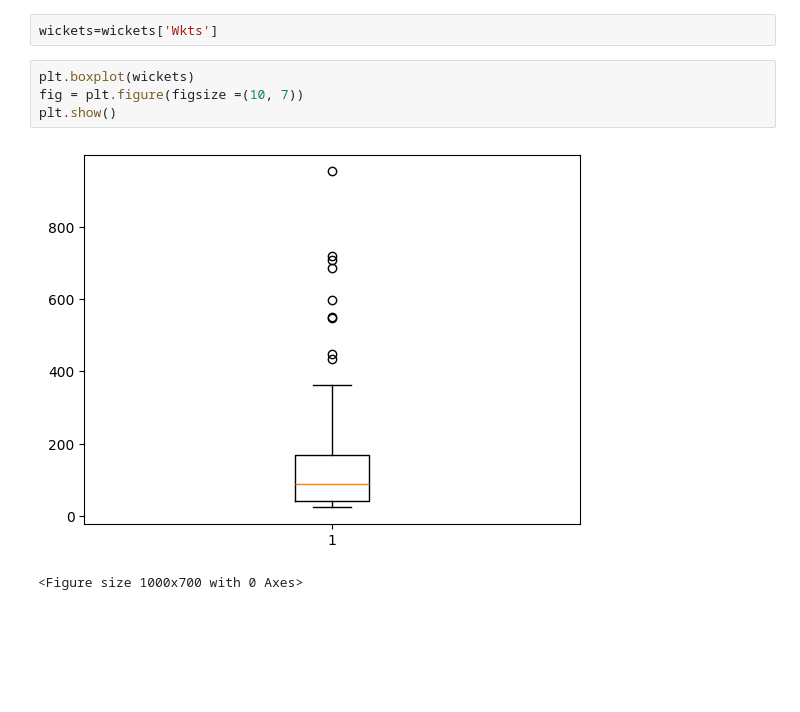
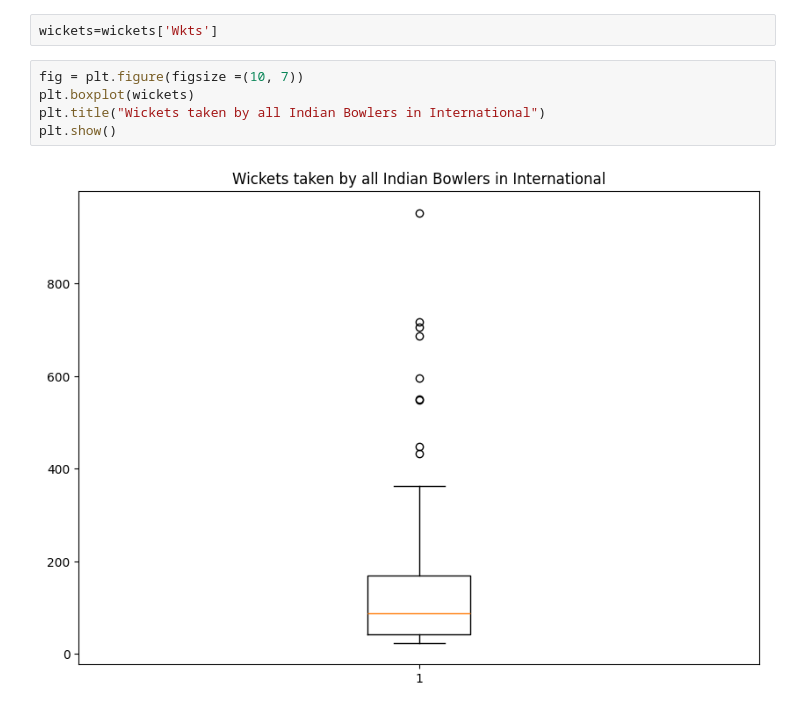
Before and after one commit to Aditya11013/Assignments, a Jupyter notebook: Applied stat/programming assignment-2.ipynb, the cells around one changed output. Saved outputs shown, nothing was run; the diff lists cells and outputs as text; blank space fills up the shorter version.

```diff
--- a/Applied stat/programming assignment-2.ipynb
+++ b/Applied stat/programming assignment-2.ipynb
@@ -38,9 +39,9 @@ wickets=wickets[0]
 # %%
 wickets=wickets['Wkts']
 # %%
+fig = plt.figure(figsize =(10, 7))
 plt.boxplot(wickets)
-fig = plt.figure(figsize =(10, 7))
+plt.title("Wickets taken by all Indian Bowlers in International")
 plt.show()
 # %% [output]
-[figure, old version]
+[figure, new version]
-<Figure size 1000x700 with 0 Axes>
```
Also changed, not shown: parts of 2 cells of this notebook.
